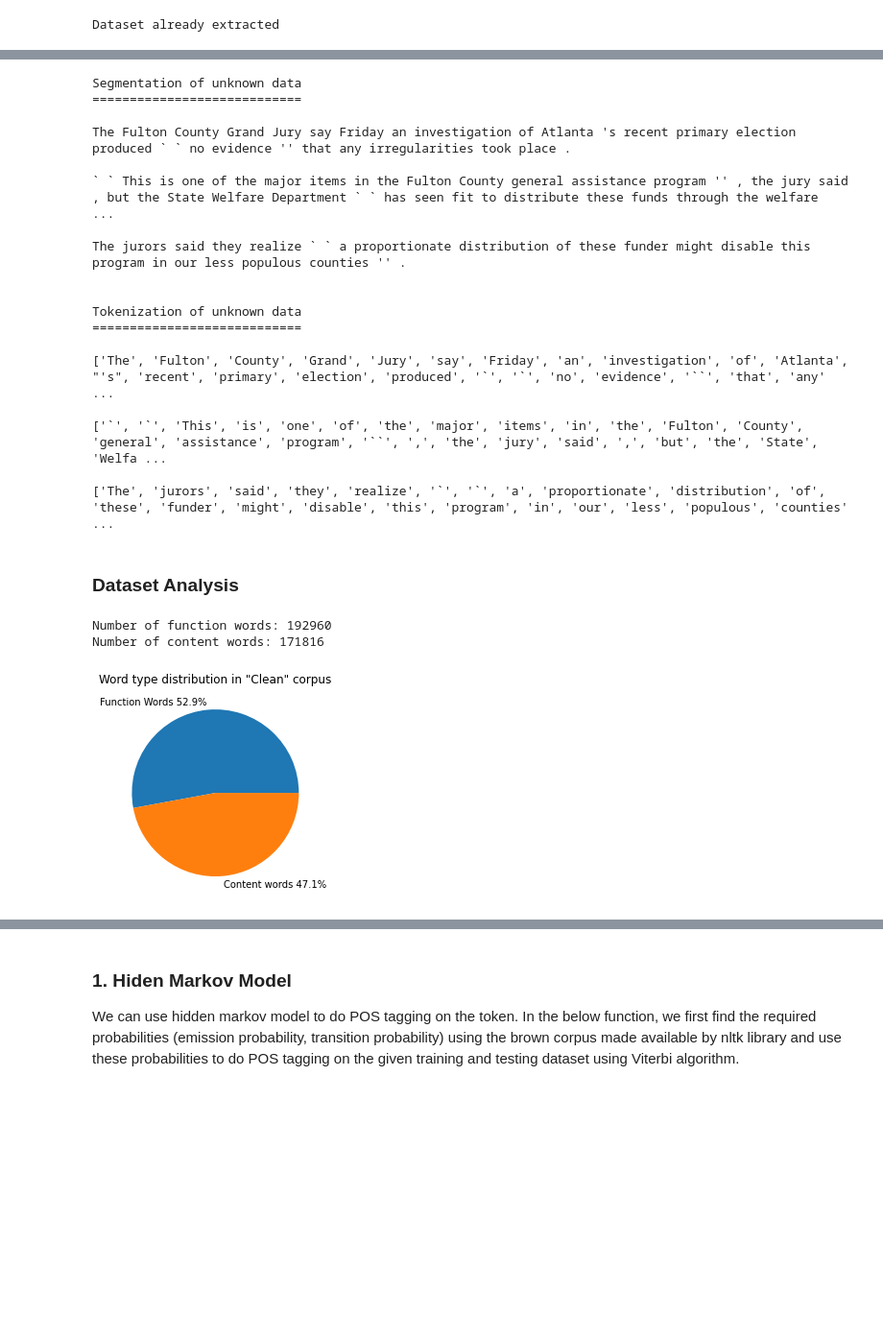
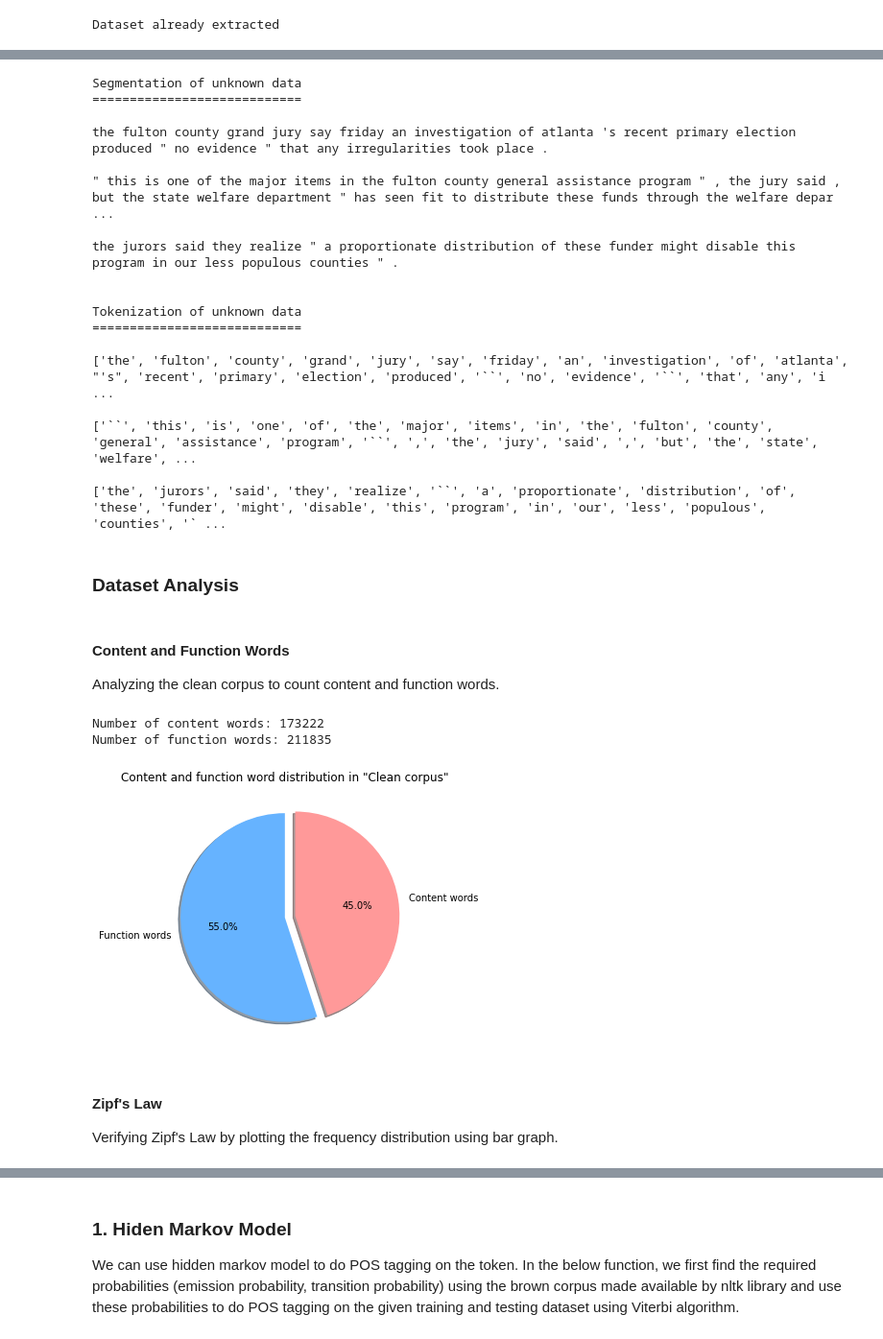
Before and after one commit to AdarshNandanwar/Grammar-Checker-for-English-Language-NLP, a Jupyter notebook: main.ipynb, the cells around one changed output, grey strips where cells are left out. Shown: that part at 96% size. Drawn from its saved outputs; the diff is of its cells as text; code cells hidden in the pictures; blank space fills up the shorter version.

```diff
--- a/main.ipynb
+++ b/main.ipynb
@@ -142,8 +201,26 @@ def segmentation(corpus):
 # %%
 from nltk.tokenize import word_tokenize
 
-def tokenization(segmented_corpus):
+def tokenization(segmented_corpus, strategy='nltk'):
     tokenized_corpus = []
-    for text in segmented_corpus:
-        tokenized_corpus.append(word_tokenize(text))
+
+    if strategy == 'nltk':
+        # NLTK
+        for text in segmented_corpus:
+            tokenized_corpus.append(word_tokenize(text))
+    elif strategy == 'spacy':
+        # Spacy
+        nlp = English()
+        for text in segmented_corpus:
+            my_doc = nlp(text)
+            token_list = []
+            for token in my_doc:
+                token_list.append(token.text)
+            tokenized_corpus.append(token_list)
+    else:
+        raise ValueError("Strategy not configured.")
+
     return tokenized_corpus
+# %%
+segmentation_strategy = 'nltk'
+tokenization_strategy = 'nltk'
@@ -150,6 +229,6 @@ def tokenization(segmented_corpus):
 # %%
-segmented_clean_text_list, map_to_corpus_index = segmentation(clean_text_list)
-tokenized_clean_text_list = tokenization(segmented_clean_text_list)
+segmented_clean_text_list, map_to_corpus_index = segmentation(clean_text_list, segmentation_strategy)
+tokenized_clean_text_list = tokenization(segmented_clean_text_list, tokenization_strategy)
 
 print('Segmentation of clean data')
 print('==========================\n')
@@ -180,6 +259,6 @@ Tokenization of clean data
 # %%
-segmented_unknown_text_list, map_to_corpus_index = segmentation(unknown_text_list)
-tokenized_unknown_text_list = tokenization(segmented_unknown_text_list)
+segmented_unknown_text_list, map_to_corpus_index = segmentation(unknown_text_list, segmentation_strategy)
+tokenized_unknown_text_list = tokenization(segmented_unknown_text_list, tokenization_strategy)
 
 print('Segmentation of unknown data')
 print('============================\n')
@@ -192,21 +271,21 @@ for i in range(PRINT_LIMIT):
 Segmentation of unknown data
 ============================
 
-The Fulton County Grand Jury say Friday an investigation of Atlanta 's recent primary election produced ` ` no evidence '' that any irregularities took place .
+the fulton county grand jury say friday an investigation of atlanta 's recent primary election produced " no evidence " that any irregularities took place .
 
-` ` This is one of the major items in the Fulton County general assistance program '' , the jury said , but the State Welfare Department ` ` has seen fit to distribute these funds through the welfare  ...
+" this is one of the major items in the fulton county general assistance program " , the jury said , but the state welfare department " has seen fit to distribute these funds through the welfare depar ...
 
-The jurors said they realize ` ` a proportionate distribution of these funder might disable this program in our less populous counties '' .
+the jurors said they realize " a proportionate distribution of these funder might disable this program in our less populous counties " .
 
 
 Tokenization of unknown data
 ============================
 
-['The', 'Fulton', 'County', 'Grand', 'Jury', 'say', 'Friday', 'an', 'investigation', 'of', 'Atlanta', "'s", 'recent', 'primary', 'election', 'produced', '`', '`', 'no', 'evidence', '``', 'that', 'any' ...
+['the', 'fulton', 'county', 'grand', 'jury', 'say', 'friday', 'an', 'investigation', 'of', 'atlanta', "'s", 'recent', 'primary', 'election', 'produced', '``', 'no', 'evidence', '``', 'that', 'any', 'i ...
 
-['`', '`', 'This', 'is', 'one', 'of', 'the', 'major', 'items', 'in', 'the', 'Fulton', 'County', 'general', 'assistance', 'program', '``', ',', 'the', 'jury', 'said', ',', 'but', 'the', 'State', 'Welfa ...
+['``', 'this', 'is', 'one', 'of', 'the', 'major', 'items', 'in', 'the', 'fulton', 'county', 'general', 'assistance', 'program', '``', ',', 'the', 'jury', 'said', ',', 'but', 'the', 'state', 'welfare', ...
 
-['The', 'jurors', 'said', 'they', 'realize', '`', '`', 'a', 'proportionate', 'distribution', 'of', 'these', 'funder', 'might', 'disable', 'this', 'program', 'in', 'our', 'less', 'populous', 'counties' ...
+['the', 'jurors', 'said', 'they', 'realize', '``', 'a', 'proportionate', 'distribution', 'of', 'these', 'funder', 'might', 'disable', 'this', 'program', 'in', 'our', 'less', 'populous', 'counties', '` ...
 # %% [markdown]
 ### Dataset Analysis
 # %%
@@ -237,6 +316,9 @@ for i in range(len(tokenized_unknown_text_list)):
     token = tokenized_unknown_text_list[i]
     for j in range(len(token)):
         token_set_unknown.add(token[j])
+# %% [markdown]
+#### Content and Function Words
+Analyzing the clean corpus to count content and function words.
 # %%
 # Calculating function words in clean set
 from nltk.corpus import stopwords
@@ -253,22 +335,29 @@ for i in range(len(token_list_clean)):
         num_content_words+=1
 num_total_words = num_function_words+num_content_words
 
+print(f"Number of content words:", num_content_words)
 print(f"Number of function words:", num_function_words)
-print(f"Number of content words:", num_content_words)
 # %% [output]
-Number of function words: 192960
-Number of content words: 171816
+Number of content words: 173222
+Number of function words: 211835
 # %%
 import matplotlib.pyplot as plt
 import numpy as np
 function_word_percent = round(num_function_words/num_total_words * 100,2)
 content_word_percent = round(num_content_words/num_total_words * 100,2)
 y = np.array([num_function_words, num_content_words])
-mylabels = ["Function Words "+str(function_word_percent)+"%", "Content words "+str(content_word_percent)+"%"]
-
-plt.pie(y, labels = mylabels)
-plt.title('Word type distribution in "Clean" corpus')
+# mylabels = ["Function Words "+str(function_word_percent)+"%", "Content words "+str(content_word_percent)+"%"]
+mylabels = ["Function words", "Content words"]
+explode = (0, 0.1)
+colors = ['#66b3ff','#ff9999']
+plt.rcParams.update({'figure.figsize':(10, 5)})
+plt.pie(y, labels = mylabels, explode=explode, autopct='%1.1f%%',
+        colors=colors, shadow=True, startangle=90)
+plt.title('Content and function word distribution in "Clean corpus"')
 plt.show()
 # %% [output]
-[figure, old version]
+[figure, new version]
+# %% [markdown]
+#### Zipf's Law
+Verifying Zipf's Law by plotting the frequency distribution using bar graph.
 # %%
```
Also changed, not shown: parts of 73 cells of this notebook, 20 other files.
